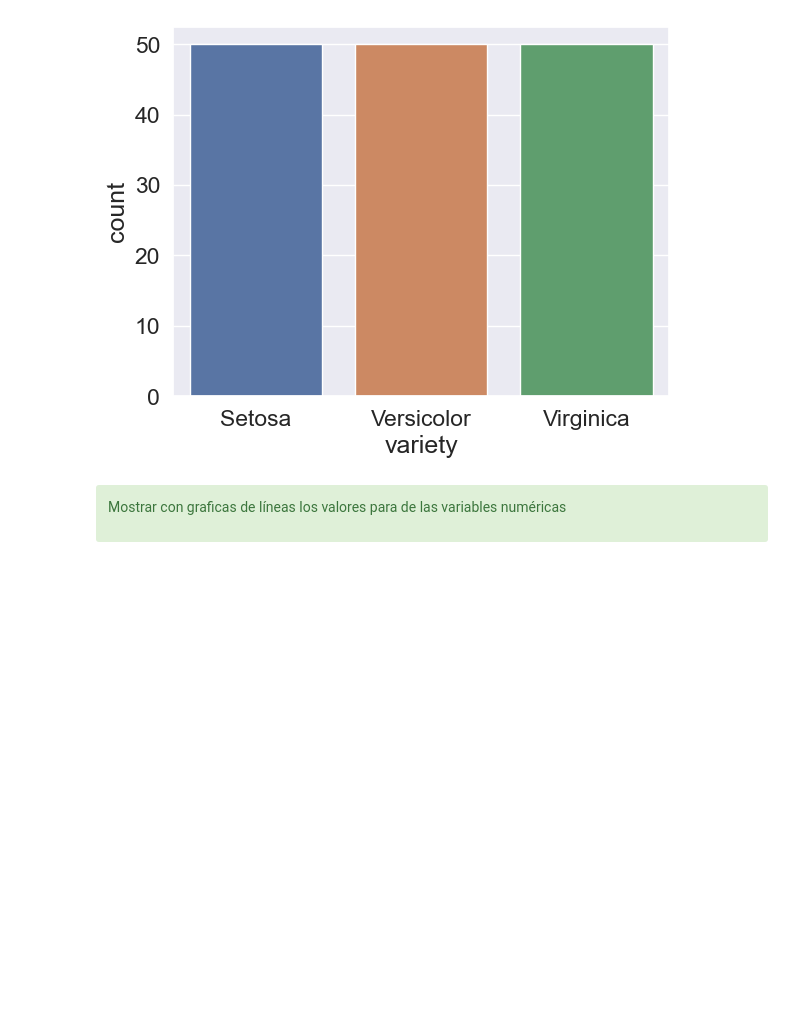
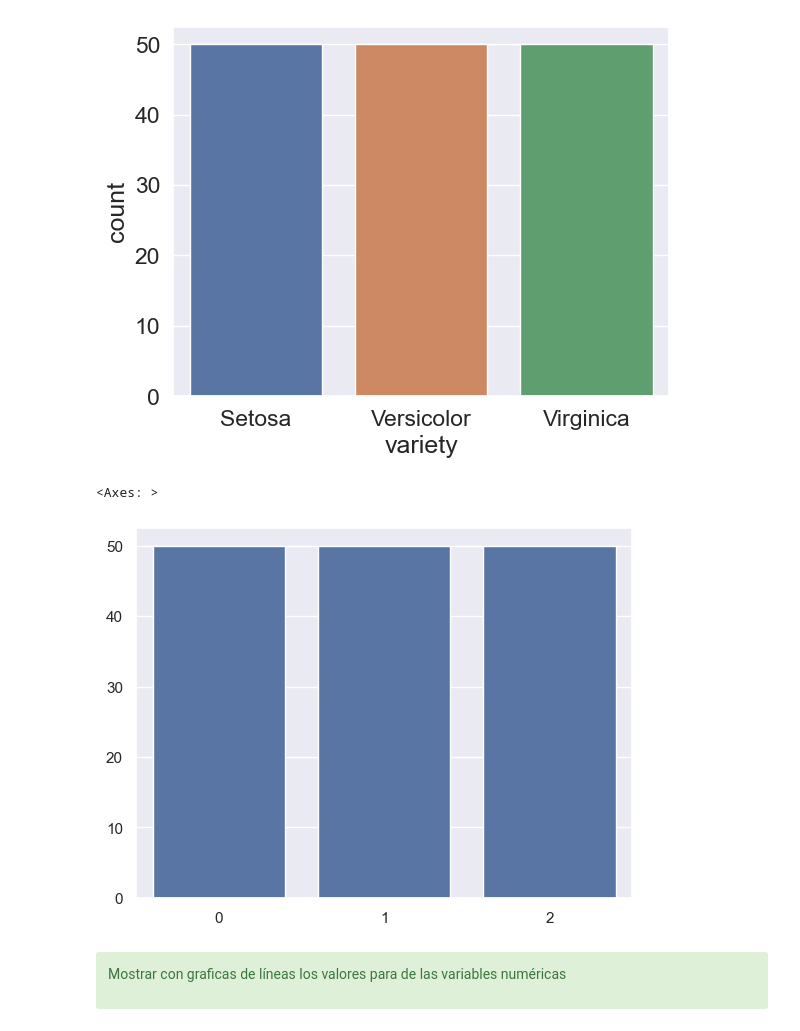
Before and after one commit to chava131011/Data-Science-Coursework, a Jupyter notebook: Classes Resources/CD_13_Pandas-SeaBorn/CD_13_B_Visualizacion_SeaBorn.ipynb, the cells around one changed output. Drawn from its saved outputs; the diff is of its cells as text; code cells hidden in the pictures; blank space fills up the shorter version.

```diff
--- a/Classes Resources/CD_13_Pandas-SeaBorn/CD_13_B_Visualizacion_SeaBorn.ipynb
+++ b/Classes Resources/CD_13_Pandas-SeaBorn/CD_13_B_Visualizacion_SeaBorn.ipynb
@@ -54,8 +54,10 @@ import numpy as np
 import matplotlib.pyplot as plt
 
 import seaborn as sns
+sns.set_theme()
 # %%
 #Cargar el archivo datos/iris.csv
+df = pd.DataFrame(pd.read_csv('datos/iris.csv'))
 # %% [markdown]
 <div class="alert alert-success">
 ¿Cuántas filas y columnas tiene el archivo?
@@ -98,6 +103,11 @@ Mostrar con una grafica de barras el numero total de datos por variedad
 # %% [output]
 <AxesSubplot: xlabel='variety', ylabel='count'>
 [figure]
+# %%
+sns.barplot(df['variety'].value_counts().to_numpy())
+# %% [output]
+<Axes: >
+[figure, added]
 # %% [markdown]
 <div class="alert alert-success">
 
```
Also changed, not shown: parts of 21 cells of this notebook, 1 other file.
